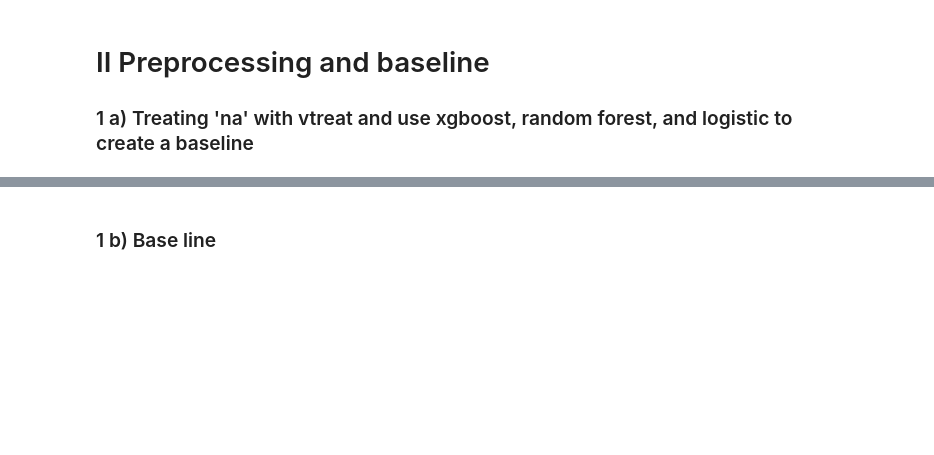
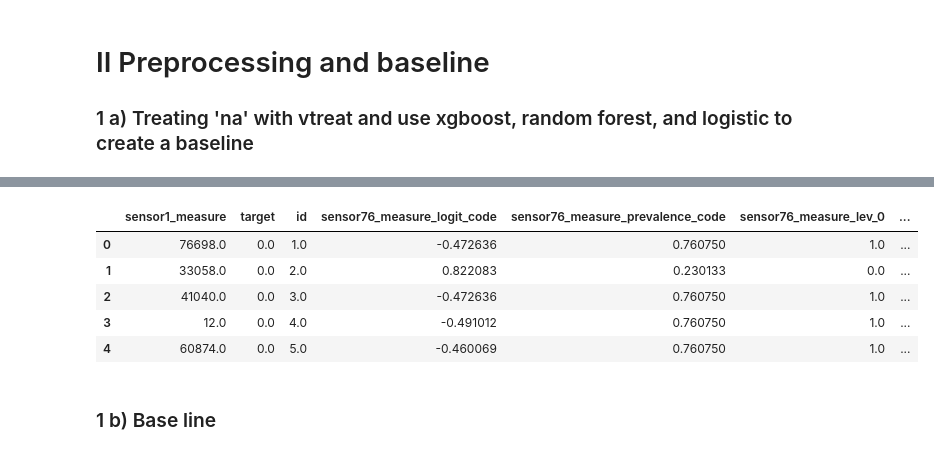
Before and after one commit to Anandita2103/Leakage-Detection, a Jupyter notebook: Equipment_Failure_Prediction.ipynb, the cells around one changed output, grey strips where cells are left out. Drawn from its saved outputs; the diff is of its cells as text; code cells hidden in the pictures; blank space fills up the shorter version.

```diff
--- a/Equipment_Failure_Prediction.ipynb
+++ b/Equipment_Failure_Prediction.ipynb
@@ -109,3 +109,12 @@ transform.score_frame_.head()
+# %%
+d_prepared.head()
+# %% [output]
+|  | sensor1_measure | target | id | sensor76_measure_logit_code | sensor76_measure_prevalence_code | sensor76_measure_lev_0 | ... |
+| 0 | 76698.0 | 0.0 | 1.0 | -0.472636 | 0.760750 | 1.0 | ... |
+| 1 | 33058.0 | 0.0 | 2.0 | 0.822083 | 0.230133 | 0.0 | ... |
+| 2 | 41040.0 | 0.0 | 3.0 | -0.472636 | 0.760750 | 1.0 | ... |
+| 3 | 12.0 | 0.0 | 4.0 | -0.491012 | 0.760750 | 1.0 | ... |
+| 4 | 60874.0 | 0.0 | 5.0 | -0.460069 | 0.760750 | 1.0 | ... |
 # %% [markdown]
 ### 1 b) Base line
 # %%
```
Also changed, not shown: parts of 10 cells of this notebook, 1 other file.
